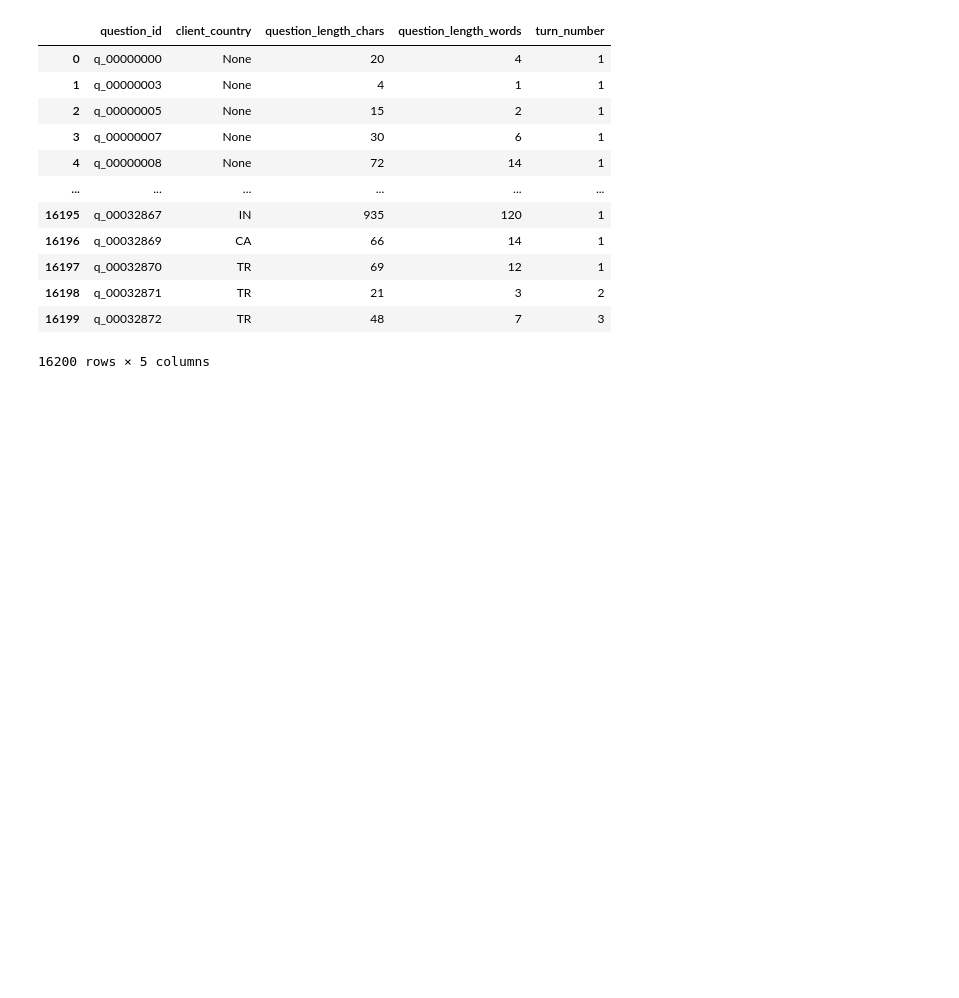
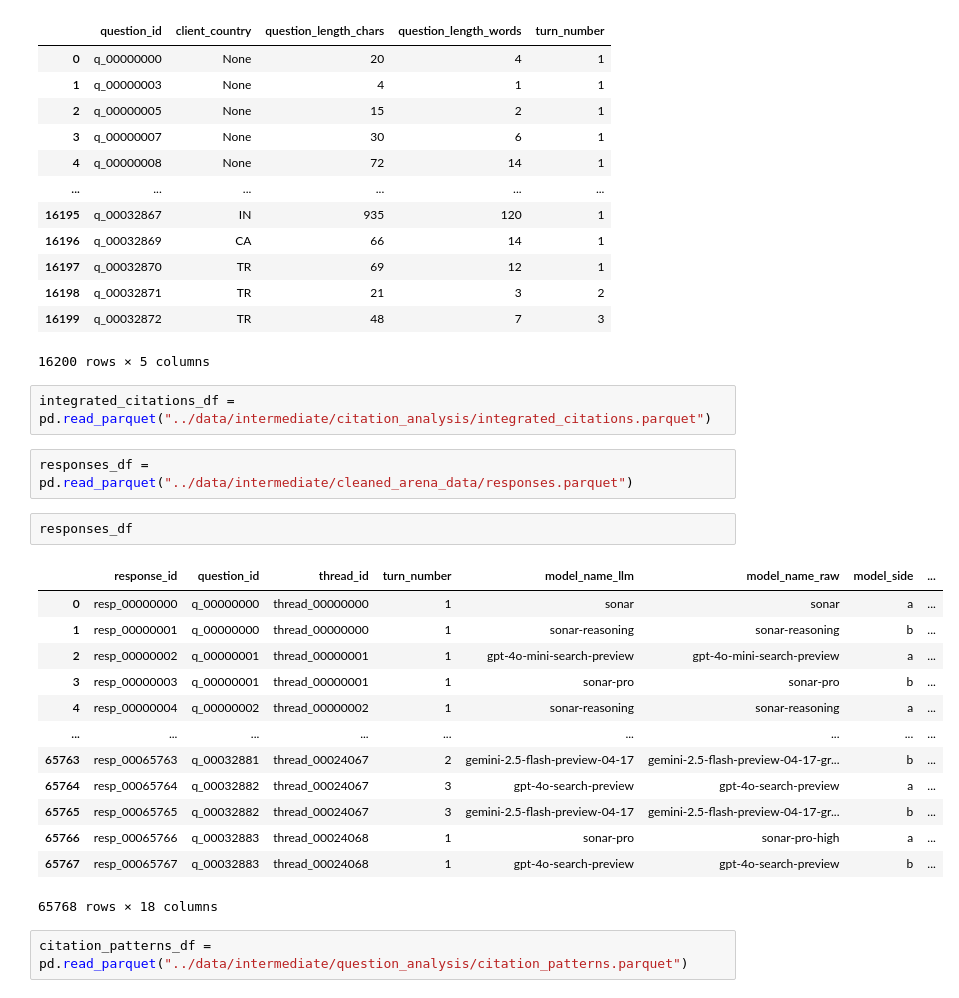
Before and after one commit to yang3kc/ai_search_arena, a Jupyter notebook: notebooks/questions_explore.ipynb, the cells around one changed output. Drawn from its saved outputs; the diff is of its cells as text; blank space fills up the shorter version.

```diff
--- a/notebooks/questions_explore.ipynb
+++ b/notebooks/questions_explore.ipynb
@@ -317,3 +319,25 @@ question_features
 | 16198 | q_00032871 | TR | 21 | 3 | 2 |
 | 16199 | q_00032872 | TR | 48 | 7 | 3 |
 16200 rows × 5 columns
+# %%
+integrated_citations_df = pd.read_parquet("../data/intermediate/citation_analysis/integrated_citations.parquet")
+# %%
+responses_df = pd.read_parquet("../data/intermediate/cleaned_arena_data/responses.parquet")
+# %%
+responses_df
+# %% [output]
+|  | response_id | question_id | thread_id | turn_number | model_name_llm | model_name_raw | model_side | ... |
+| 0 | resp_00000000 | q_00000000 | thread_00000000 | 1 | sonar | sonar | a | ... |
+| 1 | resp_00000001 | q_00000000 | thread_00000000 | 1 | sonar-reasoning | sonar-reasoning | b | ... |
+| 2 | resp_00000002 | q_00000001 | thread_00000001 | 1 | gpt-4o-mini-search-preview | gpt-4o-mini-search-preview | a | ... |
+| 3 | resp_00000003 | q_00000001 | thread_00000001 | 1 | sonar-pro | sonar-pro | b | ... |
+| 4 | resp_00000004 | q_00000002 | thread_00000002 | 1 | sonar-reasoning | sonar-reasoning | a | ... |
+| ... | ... | ... | ... | ... | ... | ... | ... | ... |
+| 65763 | resp_00065763 | q_00032881 | thread_00024067 | 2 | gemini-2.5-flash-preview-04-17 | gemini-2.5-flash-preview-04-17-gr... | b | ... |
+| 65764 | resp_00065764 | q_00032882 | thread_00024067 | 3 | gpt-4o-search-preview | gpt-4o-search-preview | a | ... |
+| 65765 | resp_00065765 | q_00032882 | thread_00024067 | 3 | gemini-2.5-flash-preview-04-17 | gemini-2.5-flash-preview-04-17-gr... | b | ... |
+| 65766 | resp_00065766 | q_00032883 | thread_00024068 | 1 | sonar-pro | sonar-pro-high | a | ... |
+| 65767 | resp_00065767 | q_00032883 | thread_00024068 | 1 | gpt-4o-search-preview | gpt-4o-search-preview | b | ... |
+65768 rows × 18 columns
+# %%
+citation_patterns_df = pd.read_parquet("../data/intermediate/question_analysis/citation_patterns.parquet")
```
Also changed, not shown: parts of 31 cells of this notebook, 1 other file.
